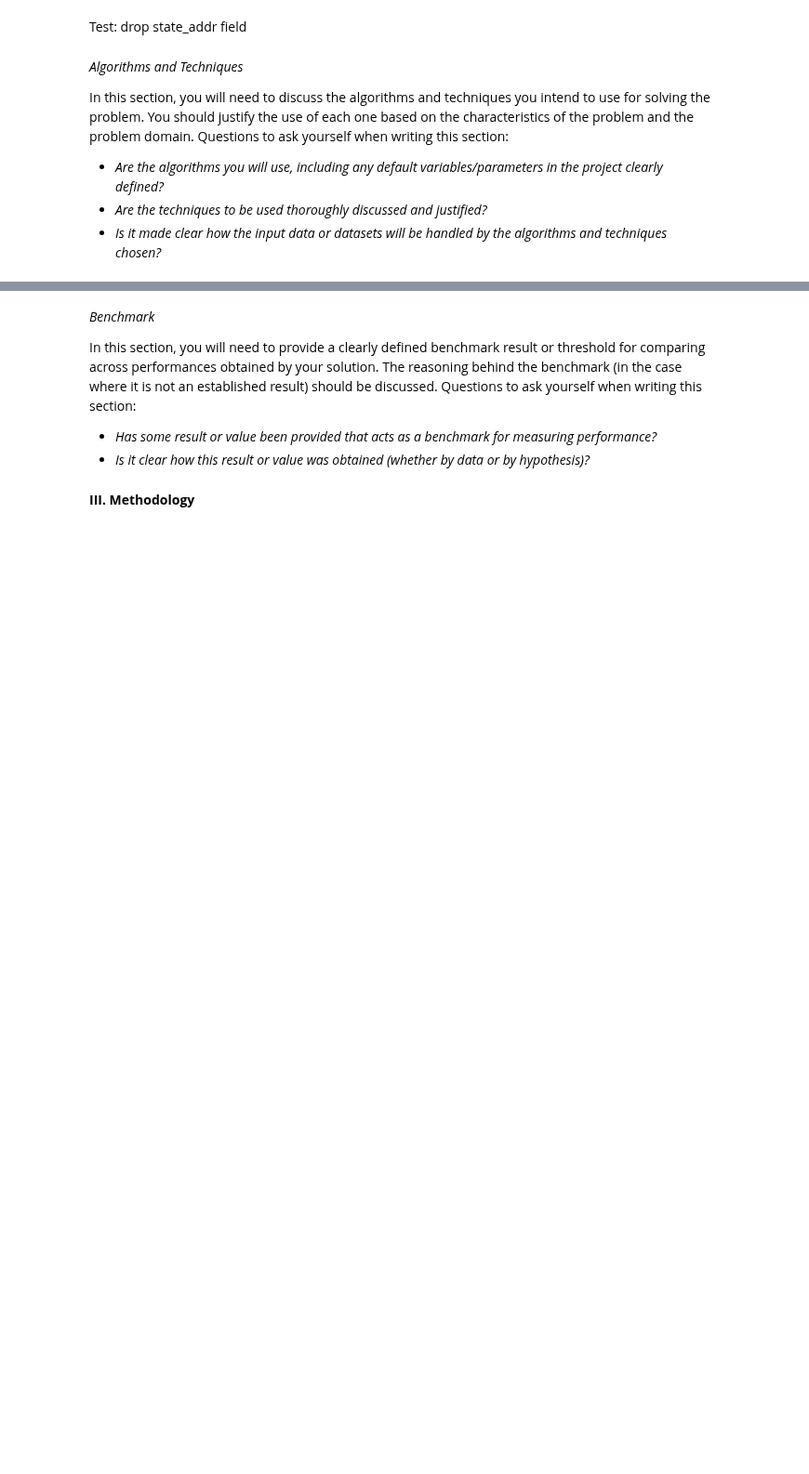
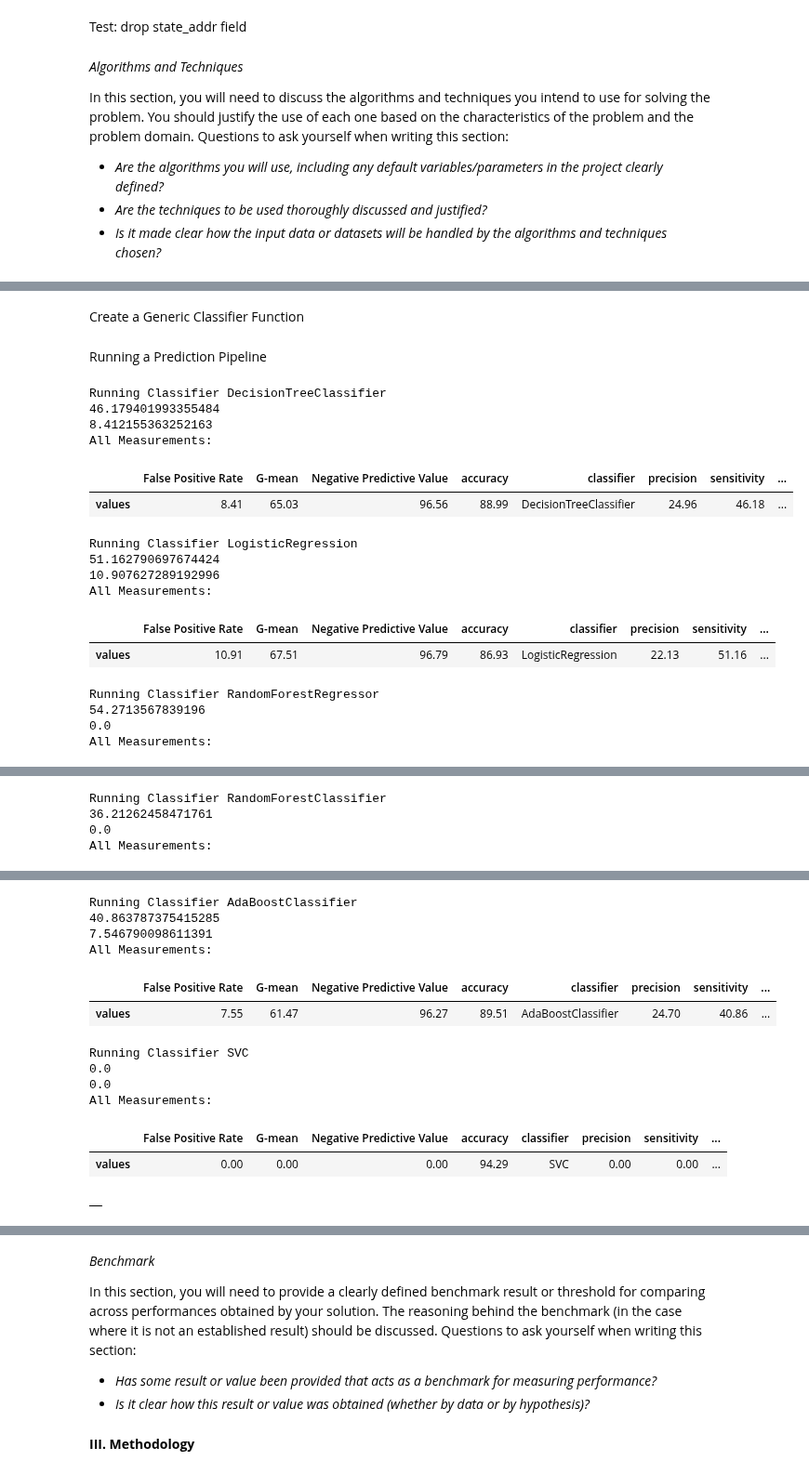
Before and after one commit to Vaultica/Projects, a Jupyter notebook: machine-learning/projects/capstone/Lending Club Capstone Project Notebook.ipynb, the cells around one changed output, grey strips where cells are left out. Shown at 93% size. Cells and saved outputs as stored; diff of their text form; code cells hidden in the pictures; blank space fills up the shorter version.

Commit message:
Prediction pipeline and metrics gathering implemented a rough version

```diff
--- a/machine-learning/projects/capstone/Lending Club Capstone Project Notebook.ipynb
+++ b/machine-learning/projects/capstone/Lending Club Capstone Project Notebook.ipynb
@@ -735,0 +664,60 @@ NameError: name 'grid' is not defined
+# %% [markdown]
+Create a Generic Classifier Function
+# %%
+def run_classifier(clf, X, y, penalty=None, random=1):
+    start_time = time()
+    kf = KFold(X.shape[0], random_state=random, shuffle=False)
+
+    predictions = cross_val_predict(clf, X, y, cv=kf)
+
+    # Let's compute performance:
+    metrics = compute_metrics(clf.__class__.__name__, predictions)
+    duration = int(round((time() - start_time) * 1000))
+    return metrics, duration
+
+#print ("Elapsed: {%H %M %S %Z}".format(elapsed))
+# %% [markdown]
+Running a Prediction Pipeline
+# %%
+from IPython.display import display, HTML
+
+penalty = { 0: 1,
+            1: 11 }
+
+LR = LogisticRegression(C=0.01, class_weight=penalty)
+DT = DecisionTreeClassifier(random_state=1, class_weight=penalty)
+RFR = RandomForestRegressor(n_estimators=100, random_state=1) #.fit(features,target)
+RFC = RandomForestClassifier(n_estimators=100, random_state=1, class_weight=penalty) #.fit(features,target)
+#clf = RandomForestClassifier(n_estimators=100, bootstrap=True, min_samples_leaf=5, max_depth=20,
+#                             max_features=10, class_weight='balanced')
+ADA = AdaBoostClassifier(n_estimators=200, learning_rate=0.7)
+svc = SVC(C=0.01, random_state=1, class_weight=penalty)
+
+classifiers = [DT, LR, RFR, RFC, ADA, svc]
+
+results = pd.DataFrame()
+
+for clf in classifiers:
+    print ("Running Classifier {}".format(clf.__class__.__name__))
+    metrics, elapsed = run_classifier(clf=clf, X=features, y=target.tolist(), penalty=penalty, random=1)
+    results.append(metrics)
+    display(metrics)
+
+display(results)
+# %% [output]
+Running Classifier DecisionTreeClassifier
+46.179401993355484
+8.412155363252163
+All Measurements:
+|  | False Positive Rate | G-mean | Negative Predictive Value | accuracy | classifier | precision | sensitivity | ... |
+| values | 8.41 | 65.03 | 96.56 | 88.99 | DecisionTreeClassifier | 24.96 | 46.18 | ... |
+Running Classifier LogisticRegression
+51.162790697674424
+10.907627289192996
+All Measurements:
+|  | False Positive Rate | G-mean | Negative Predictive Value | accuracy | classifier | precision | sensitivity | ... |
+| values | 10.91 | 67.51 | 96.79 | 86.93 | LogisticRegression | 22.13 | 51.16 | ... |
+Running Classifier RandomForestRegressor
+54.2713567839196
+0.0
+All Measurements:
@@ -735,0 +726,4 @@ NameError: name 'grid' is not defined
+Running Classifier RandomForestClassifier
+36.21262458471761
+0.0
+All Measurements:
@@ -735,0 +732,13 @@ NameError: name 'grid' is not defined
+Running Classifier AdaBoostClassifier
+40.863787375415285
+7.546790098611391
+All Measurements:
+|  | False Positive Rate | G-mean | Negative Predictive Value | accuracy | classifier | precision | sensitivity | ... |
+| values | 7.55 | 61.47 | 96.27 | 89.51 | AdaBoostClassifier | 24.70 | 40.86 | ... |
+Running Classifier SVC
+0.0
+0.0
+All Measurements:
+|  | False Positive Rate | G-mean | Negative Predictive Value | accuracy | classifier | precision | sensitivity | ... |
+| values | 0.00 | 0.00 | 0.00 | 94.29 | SVC | 0.00 | 0.00 | ... |
+|  |
```
Also changed, not shown: parts of 33 cells of this notebook.
